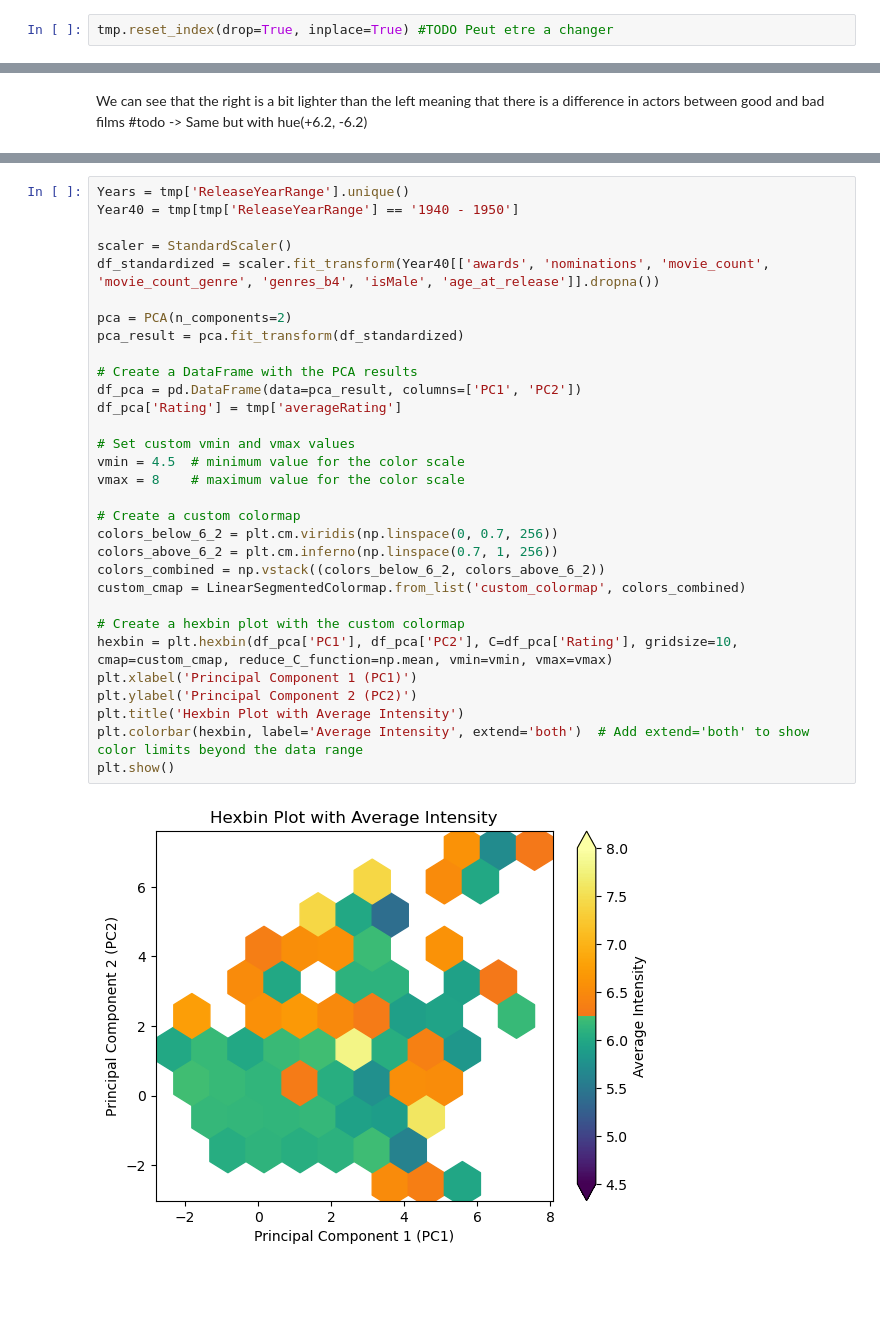
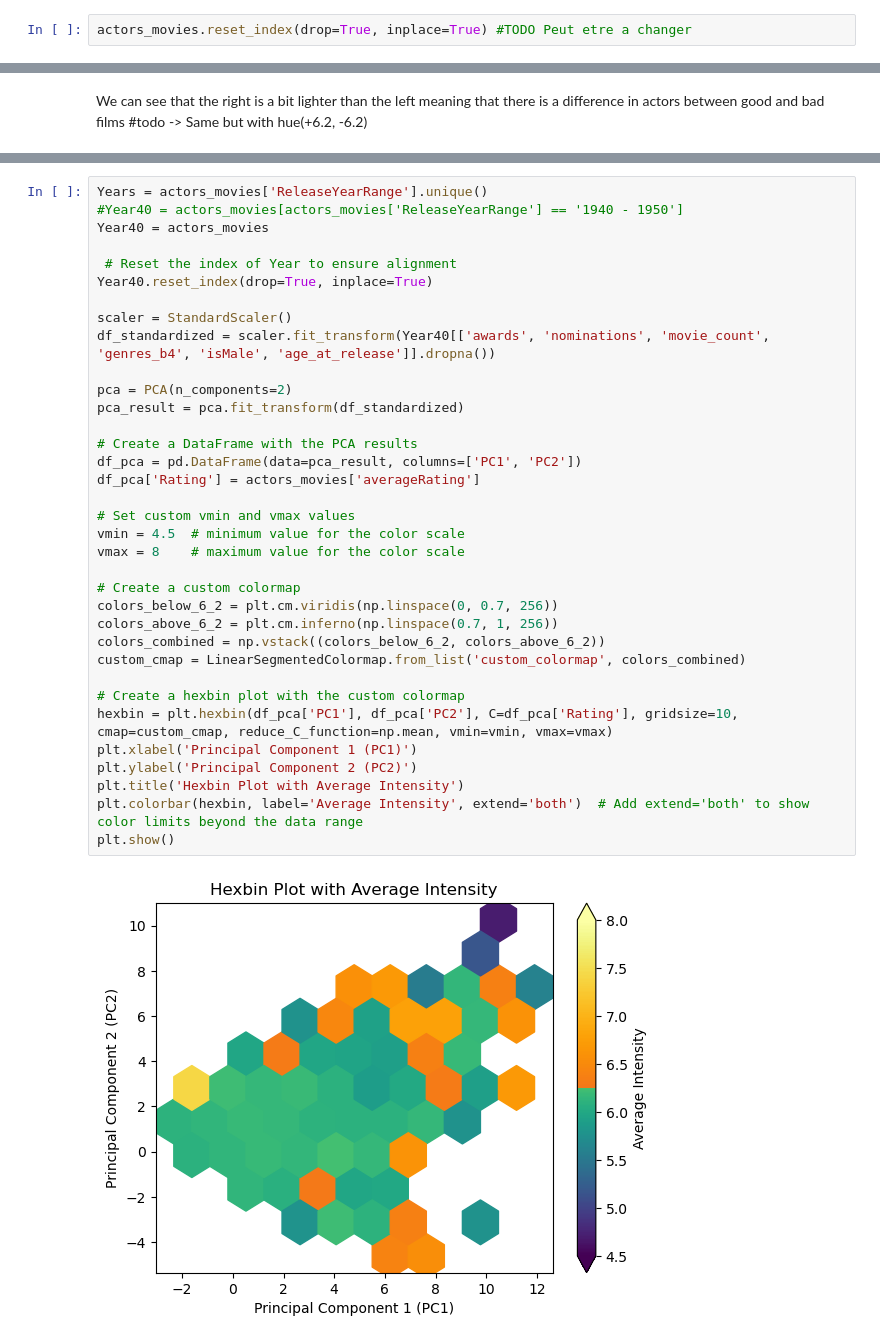
Before and after one commit to epfl-ada/ada-2023-project-dromadaire, a Jupyter notebook: ModeAnal.ipynb, the cells around one changed output, grey strips where cells are left out. Cells and saved outputs as stored; diff of their text form; blank space fills up the shorter version.

```diff
--- a/ModeAnal.ipynb
+++ b/ModeAnal.ipynb
@@ -204,6 +242,6 @@ Intercept      6.0701      0.006    935.726      0.000       6.057       6.083
 awards         0.3697      0.020     18.162      0.000       0.330       0.410
 ==============================================================================
 # %%
-tmp.reset_index(drop=True, inplace=True) #TODO Peut etre a changer
+actors_movies.reset_index(drop=True, inplace=True) #TODO Peut etre a changer
 # %%
 scaler = StandardScaler()
@@ -235,34 +275,38 @@ We can see that the right is a bit lighter than the left meaning that there is a
 # %%
-Years = tmp['ReleaseYearRange'].unique()
-Year40 = tmp[tmp['ReleaseYearRange'] == '1940 - 1950']
+Years = actors_movies['ReleaseYearRange'].unique()
+#Year40 = actors_movies[actors_movies['ReleaseYearRange'] == '1940 - 1950']
+Year40 = actors_movies
+
+ # Reset the index of Year to ensure alignment
+Year40.reset_index(drop=True, inplace=True)
 
 scaler = StandardScaler()
-df_standardized = scaler.fit_transform(Year40[['awards', 'nominations', 'movie_count', 'movie_count_genre', 'genres_b4', 'isMale', 'age_at_release']].dropna())
+df_standardized = scaler.fit_transform(Year40[['awards', 'nominations', 'movie_count', 'genres_b4', 'isMale', 'age_at_release']].dropna())
 
 pca = PCA(n_components=2)
 pca_result = pca.fit_transform(df_standardized)
 
 # Create a DataFrame with the PCA results
 df_pca = pd.DataFrame(data=pca_result, columns=['PC1', 'PC2'])
-df_pca['Rating'] = tmp['averageRating']
+df_pca['Rating'] = actors_movies['averageRating']
 
 # Set custom vmin and vmax values
 vmin = 4.5  # minimum value for the color scale
 vmax = 8    # maximum value for the color scale
 
 # Create a custom colormap
 colors_below_6_2 = plt.cm.viridis(np.linspace(0, 0.7, 256))
 colors_above_6_2 = plt.cm.inferno(np.linspace(0.7, 1, 256))
 colors_combined = np.vstack((colors_below_6_2, colors_above_6_2))
 custom_cmap = LinearSegmentedColormap.from_list('custom_colormap', colors_combined)
 
 # Create a hexbin plot with the custom colormap
 hexbin = plt.hexbin(df_pca['PC1'], df_pca['PC2'], C=df_pca['Rating'], gridsize=10, cmap=custom_cmap, reduce_C_function=np.mean, vmin=vmin, vmax=vmax)
 plt.xlabel('Principal Component 1 (PC1)')
 plt.ylabel('Principal Component 2 (PC2)')
 plt.title('Hexbin Plot with Average Intensity')
 plt.colorbar(hexbin, label='Average Intensity', extend='both')  # Add extend='both' to show color limits beyond the data range
 plt.show()
 # %% [output]
-[figure, old version]
+[figure, new version]
 # %%
```
Also changed, not shown: parts of 15 cells of this notebook.
